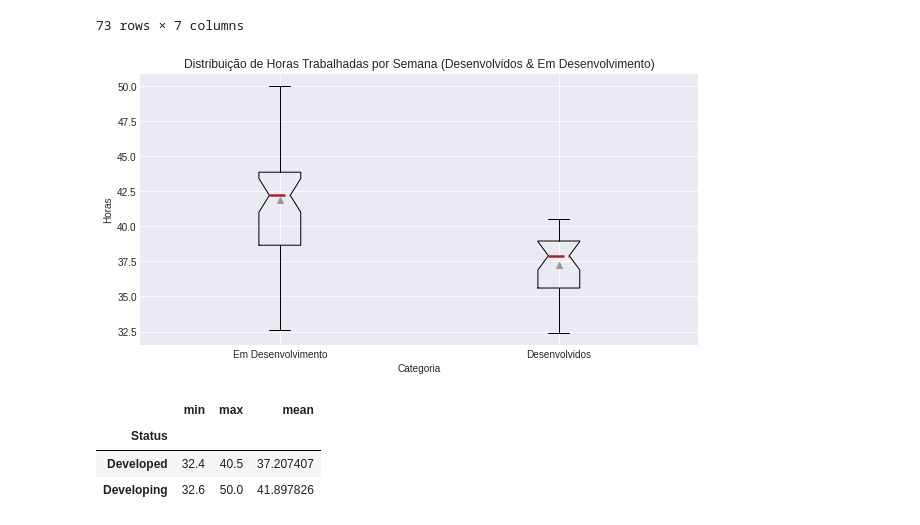
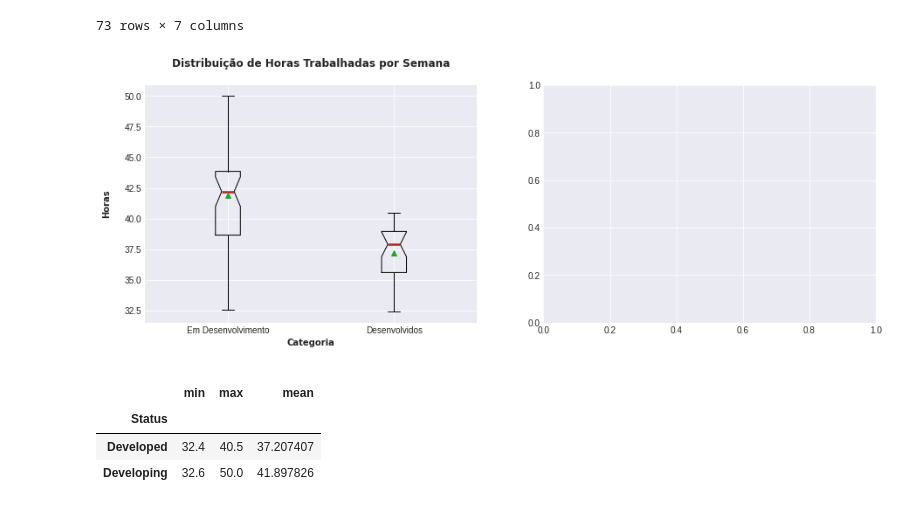
Before and after one commit to unbrae/DataScience, a Jupyter notebook: eda.ipynb, the cells around one changed output. Cells and saved outputs as stored; diff of their text form; code cells hidden in the pictures.

```diff
--- a/eda.ipynb
+++ b/eda.ipynb
@@ -208,34 +208,47 @@ countryStatus
 73 rows × 7 columns
 # %%
 
-plt.figure(figsize=(10,5))
+plt.figure(figsize=(15,5))
 mpl.style.use(['seaborn-darkgrid'])
+font = {
+        'family': 'arial',
+        'weight': 'bold'
+        }
+
+plt.subplot(1,2,1)
 
 plt.boxplot(countryStatus[countryStatus.Status == 'Developing'].Hours,positions=[1],
             medianprops=dict(linestyle='-.', linewidth=2.5, color='firebrick'),
             showmeans=True,
             notch=True,
             showfliers=True)
 
 plt.boxplot(countryStatus[countryStatus.Status == 'Developed'].Hours,positions=[2],
             medianprops=dict(linestyle='-.', linewidth=2.5, color='firebrick'),
             showmeans=True,
             notch=True,
             showfliers=True
             )
 
-plt.title('Distribuição de Horas Trabalhadas por Semana (Desenvolvidos & Em Desenvolvimento)')
+plt.title(f'Distribuição de Horas Trabalhadas por Semana\n', fontdict=font)
 plt.xticks(ticks=[1,2],labels=['Em Desenvolvimento','Desenvolvidos'])
-plt.xlabel('Categoria')
-plt.ylabel('Horas')
+plt.xlabel(f'Categoria\n', fontdict=font)
+plt.ylabel(f'Horas\n', fontdict=font)
 plt.grid(True)
+
+plt.subplot(1,2,2)
+
+developedBigger = (countryStatus.loc[countryStatus['Status'] == 'Developed']).sort_values(by=["Hours","Country"], ascending=False).head(3)
+developingBigger = (countryStatus.loc[countryStatus['Status'] == 'Developing']).sort_values(by=["Hours","Country"], ascending=False).head(3)
+
+
 
 plt.show()
 
 desc = (countryStatus.groupby('Status').Hours).agg(['min','max','mean'])
 display(desc)
 # %% [output]
-[figure, old version]
+[figure, new version]
 |  | min | max | mean |
 | Status |  |  |  |
 | Developed | 32.4 | 40.5 | 37.207407 |
```
